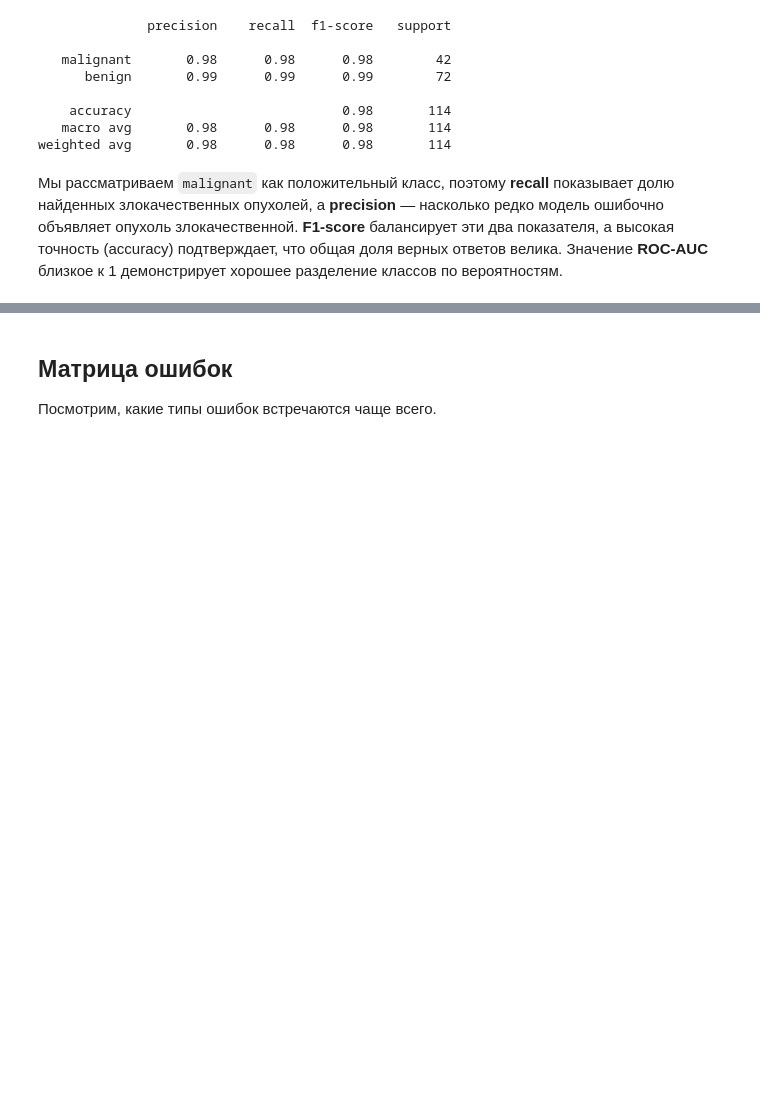
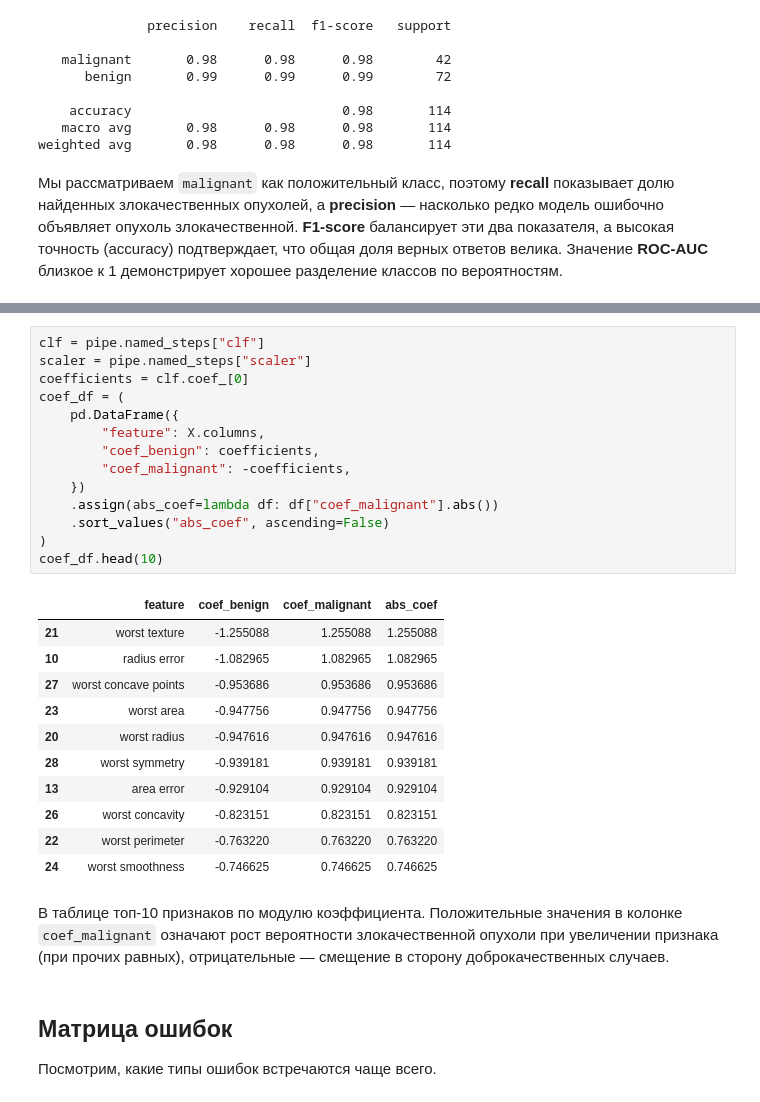
Before and after one commit to Akinara666/ml-playground, a Jupyter notebook: logistic_regression/notebook.ipynb, the cells around one changed output, grey strips where cells are left out. Drawn from its saved outputs; the diff is of its cells as text; blank space fills up the shorter version.

```diff
--- a/logistic_regression/notebook.ipynb
+++ b/logistic_regression/notebook.ipynb
@@ -158,3 +162,31 @@ weighted avg       0.98      0.98      0.98       114
+# %%
+clf = pipe.named_steps["clf"]
+scaler = pipe.named_steps["scaler"]
+coefficients = clf.coef_[0]
+coef_df = (
+    pd.DataFrame({
+        "feature": X.columns,
+        "coef_benign": coefficients,
+        "coef_malignant": -coefficients,
+    })
+    .assign(abs_coef=lambda df: df["coef_malignant"].abs())
+    .sort_values("abs_coef", ascending=False)
+)
+coef_df.head(10)
+# %% [output]
+|  | feature | coef_benign | coef_malignant | abs_coef |
+| 21 | worst texture | -1.255088 | 1.255088 | 1.255088 |
+| 10 | radius error | -1.082965 | 1.082965 | 1.082965 |
+| 27 | worst concave points | -0.953686 | 0.953686 | 0.953686 |
+| 23 | worst area | -0.947756 | 0.947756 | 0.947756 |
+| 20 | worst radius | -0.947616 | 0.947616 | 0.947616 |
+| 28 | worst symmetry | -0.939181 | 0.939181 | 0.939181 |
+| 13 | area error | -0.929104 | 0.929104 | 0.929104 |
+| 26 | worst concavity | -0.823151 | 0.823151 | 0.823151 |
+| 22 | worst perimeter | -0.763220 | 0.763220 | 0.763220 |
+| 24 | worst smoothness | -0.746625 | 0.746625 | 0.746625 |
+# %% [markdown]
+В таблице топ-10 признаков по модулю коэффициента. Положительные значения в колонке `coef_malignant` означают рост вероятности злокачественной опухоли при увеличении признака (при прочих равных), отрицательные — смещение в сторону доброкачественных случаев.
 # %% [markdown]
 ## Матрица ошибок
 
```
Also changed, not shown: parts of 1 cell of this notebook.
